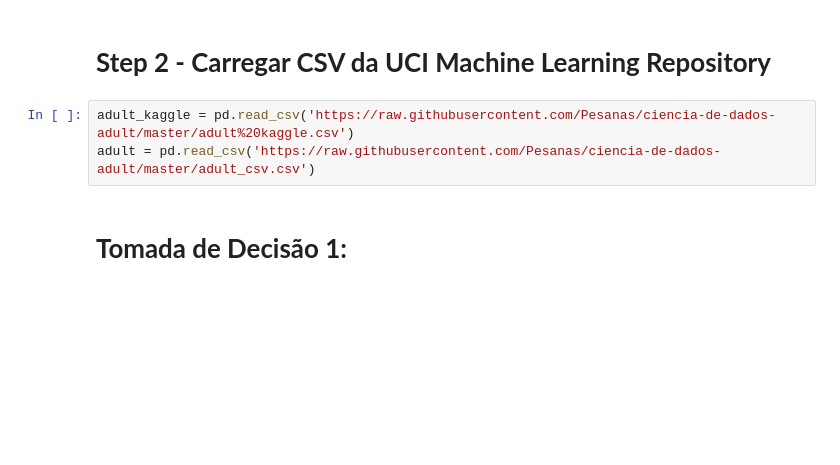
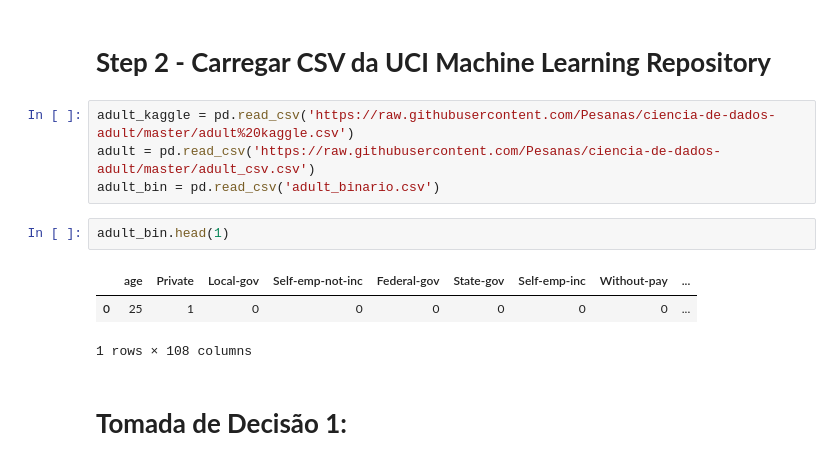
Before and after one commit to leonardojupiter/ciencia-de-dados-adult, a Jupyter notebook: ciencia_de_dados_adult.ipynb, the cells around one changed output. Drawn from its saved outputs; the diff is of its cells as text; blank space fills up the shorter version.

```diff
--- a/ciencia_de_dados_adult.ipynb
+++ b/ciencia_de_dados_adult.ipynb
@@ -12,6 +12,13 @@ import seaborn as sns
 # %%
 adult_kaggle = pd.read_csv('https://raw.githubusercontent.com/Pesanas/ciencia-de-dados-adult/master/adult%20kaggle.csv')
 adult = pd.read_csv('https://raw.githubusercontent.com/Pesanas/ciencia-de-dados-adult/master/adult_csv.csv')
+adult_bin = pd.read_csv('adult_binario.csv')
+# %%
+adult_bin.head(1)
+# %% [output]
+|  | age | Private | Local-gov | Self-emp-not-inc | Federal-gov | State-gov | Self-emp-inc | Without-pay | ... |
+| 0 | 25 | 1 | 0 | 0 | 0 | 0 | 0 | 0 | ... |
+1 rows × 108 columns
 # %% [markdown]
 # **Tomada de Decisão 1:**
 # %% [markdown]
```
Also changed, not shown: parts of 34 cells of this notebook.
